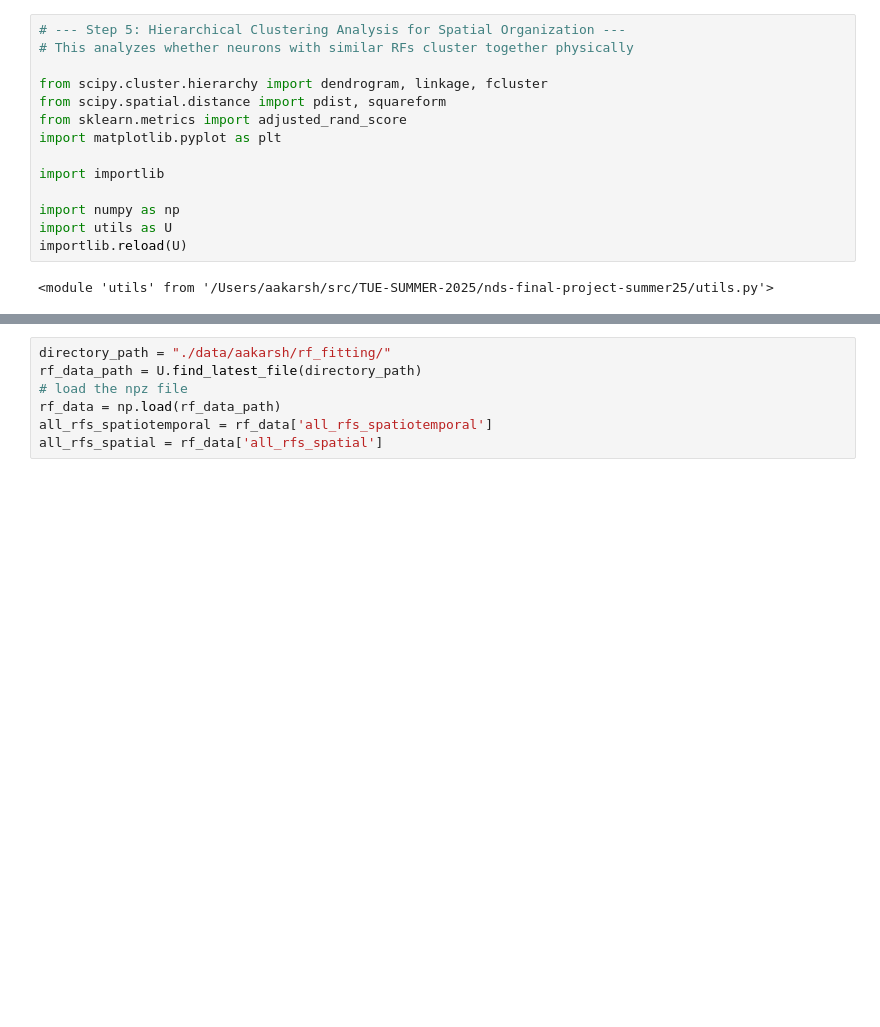
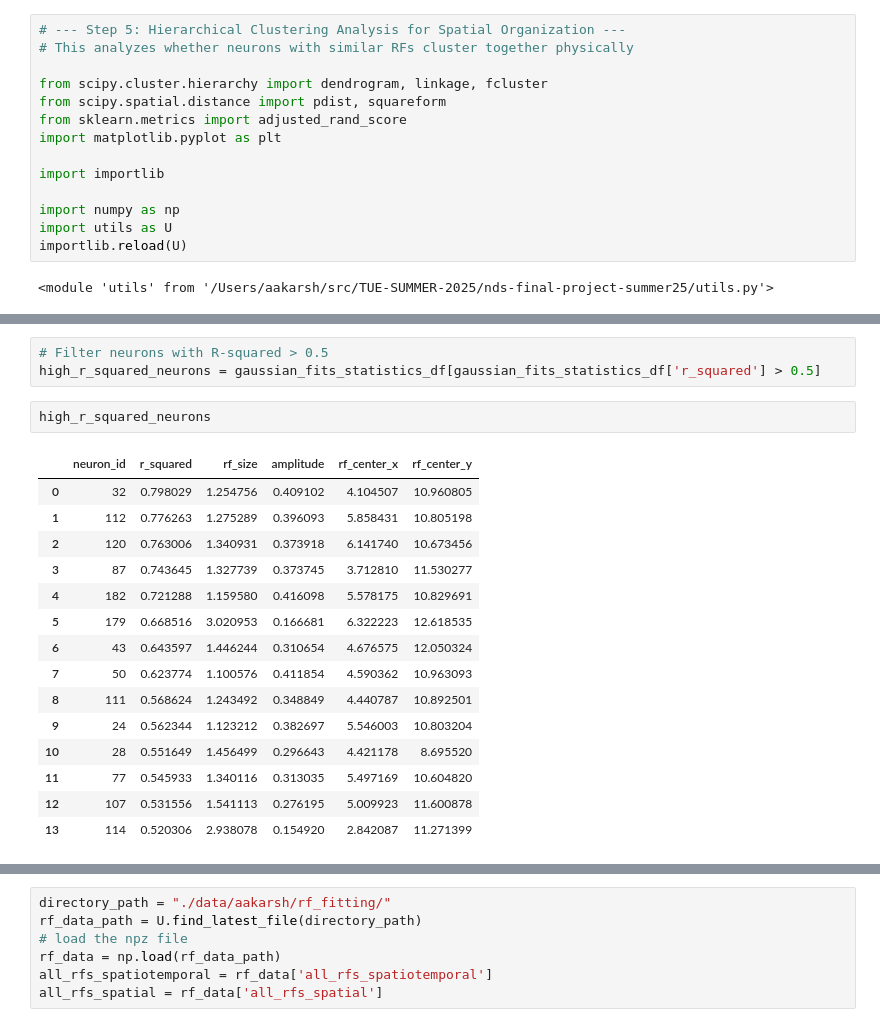
Before and after one commit to ak-andreas/nds-final-project-summer25, a Jupyter notebook: 04-statistical-testing.ipynb, the cells around one changed output, grey strips where cells are left out. Saved outputs shown, nothing was run; the diff lists cells and outputs as text; blank space fills up the shorter version.

```diff
--- a/04-statistical-testing.ipynb
+++ b/04-statistical-testing.ipynb
@@ -16,0 +169,21 @@ importlib.reload(U)
+# %%
+# Filter neurons with R-squared > 0.5
+high_r_squared_neurons = gaussian_fits_statistics_df[gaussian_fits_statistics_df['r_squared'] > 0.5]
+# %%
+high_r_squared_neurons
+# %% [output]
+|  | neuron_id | r_squared | rf_size | amplitude | rf_center_x | rf_center_y |
+| 0 | 32 | 0.798029 | 1.254756 | 0.409102 | 4.104507 | 10.960805 |
+| 1 | 112 | 0.776263 | 1.275289 | 0.396093 | 5.858431 | 10.805198 |
+| 2 | 120 | 0.763006 | 1.340931 | 0.373918 | 6.141740 | 10.673456 |
+| 3 | 87 | 0.743645 | 1.327739 | 0.373745 | 3.712810 | 11.530277 |
+| 4 | 182 | 0.721288 | 1.159580 | 0.416098 | 5.578175 | 10.829691 |
+| 5 | 179 | 0.668516 | 3.020953 | 0.166681 | 6.322223 | 12.618535 |
+| 6 | 43 | 0.643597 | 1.446244 | 0.310654 | 4.676575 | 12.050324 |
+| 7 | 50 | 0.623774 | 1.100576 | 0.411854 | 4.590362 | 10.963093 |
+| 8 | 111 | 0.568624 | 1.243492 | 0.348849 | 4.440787 | 10.892501 |
+| 9 | 24 | 0.562344 | 1.123212 | 0.382697 | 5.546003 | 10.803204 |
+| 10 | 28 | 0.551649 | 1.456499 | 0.296643 | 4.421178 | 8.695520 |
+| 11 | 77 | 0.545933 | 1.340116 | 0.313035 | 5.497169 | 10.604820 |
+| 12 | 107 | 0.531556 | 1.541113 | 0.276195 | 5.009923 | 11.600878 |
+| 13 | 114 | 0.520306 | 2.938078 | 0.154920 | 2.842087 | 11.271399 |
```
Also changed, not shown: parts of 10 cells of this notebook, 1 other file.
